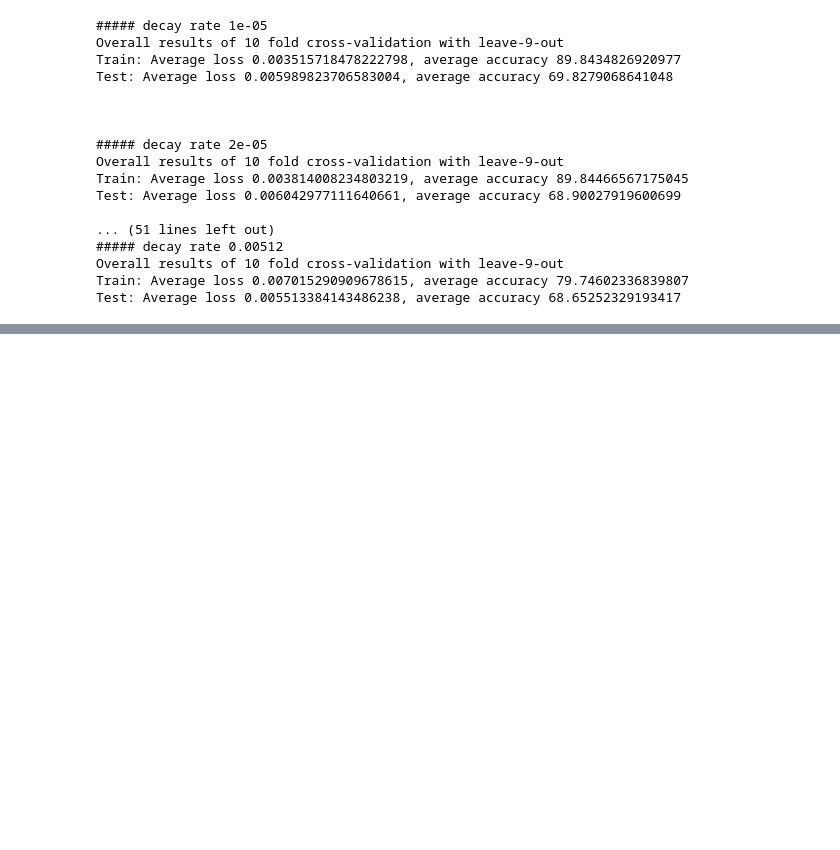
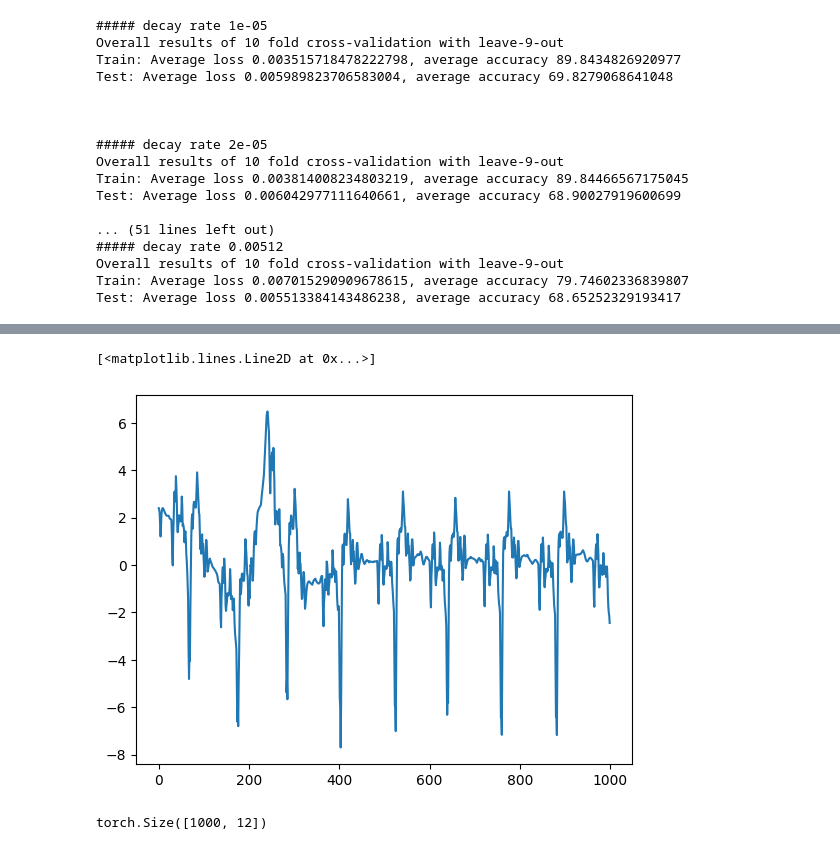
Before and after one commit to MattyAB/ecg_transfer, a Jupyter notebook: ecg.ipynb, the cells around one changed output, grey strips where cells are left out. Saved outputs shown, nothing was run; the diff lists cells and outputs as text; code cells hidden in the pictures; blank space fills up the shorter version.

```diff
--- a/ecg.ipynb
+++ b/ecg.ipynb
@@ -245,0 +266,10 @@ Test: Average loss 0.005513384143486238, average accuracy 68.65252329193417
+# %%
+waveform, label = augment_dataset.__getitem__(0)
+plt.plot(waveform[:,4].cpu())
+# %% [output]
+[<matplotlib.lines.Line2D at 0x...>]
+[figure, added]
+# %%
+augment_dataset.__getitem__(0)[0].shape
+# %% [output]
+torch.Size([1000, 12])
```
Also changed, not shown: parts of 9 cells of this notebook, 3 other files.
